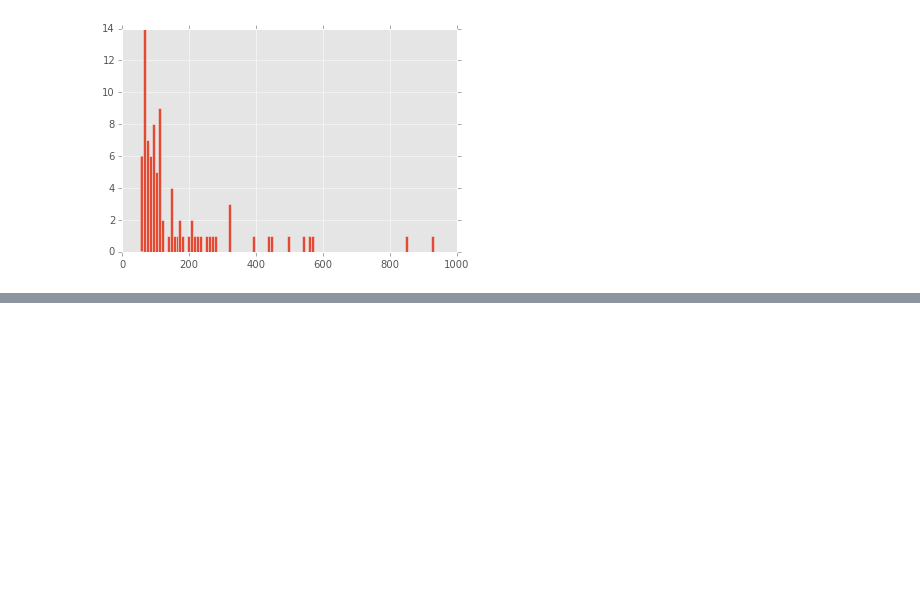
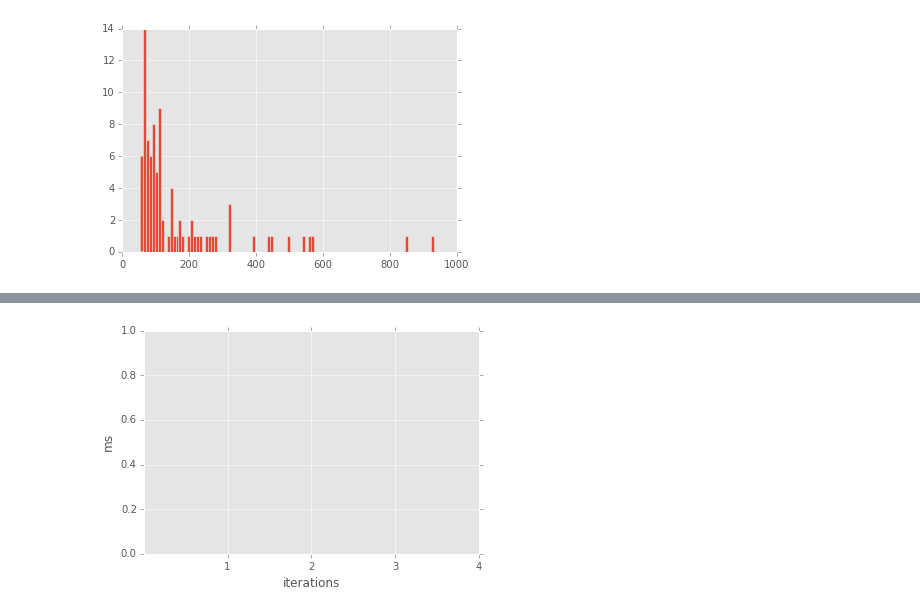
Before and after one commit to wilfeli/solar-model, a Jupyter notebook: Model/ABM-base-model-sei-distribution.ipynb, the cells around one changed output, grey strips where cells are left out. Drawn from its saved outputs; the diff is of its cells as text; code cells hidden in the pictures; blank space fills up the shorter version.

Commit message:
data for WP3

```diff
--- a/Model/ABM-base-model-sei-distribution.ipynb
+++ b/Model/ABM-base-model-sei-distribution.ipynb
@@ -455,3 +500,23 @@ TechnologyInverterMicro
 top_names[top_names.index == 'SolarCity Corporation'].values[0]
 # %% [output]
 16824
+# %%
+np.random.seed(2016)
+#draw random nubmer for rating from [3.0 - 0.1, 4.0 - 0.8, 5.0 - 1.0]
+ratings_raw = np.random.multinomial(1, [0.1, 0.8, 0.1], 100)
+ratings = np.sum(ratings_raw*np.array([3.0, 4.0, 5.0]), axis = 1)
+# %%
+#LeadInProjectTime
+#assume in weeks
+#assume that it is 2 month +-
+#ask Kelley about distribution
+#check that there are questions in the survey about parts and total project time
+np.array([2.0, 4.0, 8.0, 16.0]) - np.array([2.0]*4)
+
+#assume normal with mean = 6 weeks, and std.dev = 2 weeks
+np.random.seed(2016)
+leadintime = np.random.normal(6, 2, 100)
+# %%
+#Warranty - assume majority are 15 years (labor warranty), tie with customer reports rating
+warranty = [5.0, 15.0, 25.0]
+warranty
@@ -519,0 +689,60 @@ top_names[top_names < 1000].hist(bins=100)
+# %%
+NUMBER_OF_PINGS = 4
+
+# displaying the text widget
+text = widgets.Text(description="Domain to ping", width=200)
+display(text)
+
+# preparing the plot
+data = pd.DataFrame()
+x = range(1,NUMBER_OF_PINGS+1)
+plots = dict()
+fig, ax = plt.subplots()
+plt.xlabel('iterations')
+plt.ylabel('ms')
+plt.xticks(x)
+plt.show()
+
+# preparing a container to put in created checkbox per domain
+checkboxes = []
+cb_container = widgets.HBox()
+display(cb_container)
+
+# add button that updates the graph based on the checkboxes
+button = widgets.Button(description="Update the graph")
+
+# function to deal with the added domain name
+def handle_submit(sender):
+    # a part of the magic inside python : pinging
+    res = !ping -c {NUMBER_OF_PINGS} {text.value}
+    hits = res.grep('64 bytes').fields(-2).s.replace("time=","").split()
+    if len(hits) == 0:
+        print ("Domain gave error on pinging")
+    else:
+         # rebuild plot based on ping result
+        data[text.value] = hits
+        data[text.value] = data[text.value].astype(float)
+        plots[text.value], = ax.plot(x, data[text.value], label=text.value)
+        plt.legend()
+        plt.draw()
+        # add a new checkbox for the new domain
+        checkboxes.append(widgets.Checkbox(description = text.value, value=True, width=90))
+        cb_container.children=[i for i in checkboxes]
+        if len(checkboxes) == 1:
+            display(button)
+
+# function to deal with the checkbox update button
+def on_button_clicked(b):
+    for c in cb_container.children:
+        if not c.value:
+            plots[c.description].set_visible(False)
+        else:
+            plots[c.description].set_visible(True)
+    plt.legend()
+    plt.draw()
+
+button.on_click(on_button_clicked)
+text.on_submit(handle_submit)
+plt.show()
+# %% [output]
+[figure, added]
```
Also changed, not shown: parts of 23 cells of this notebook, 3 other files.
